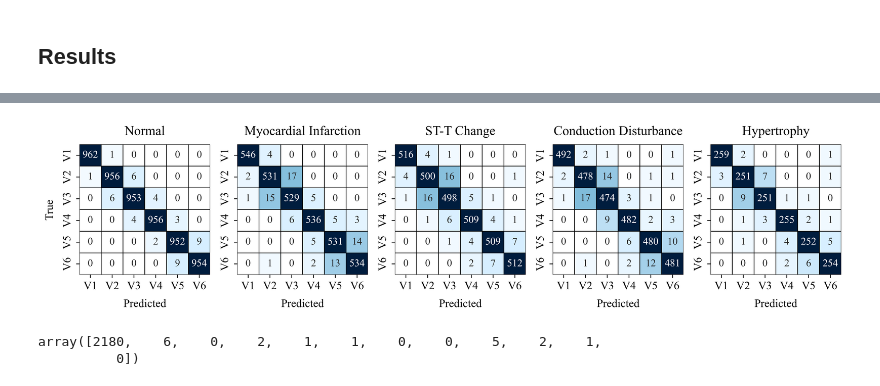
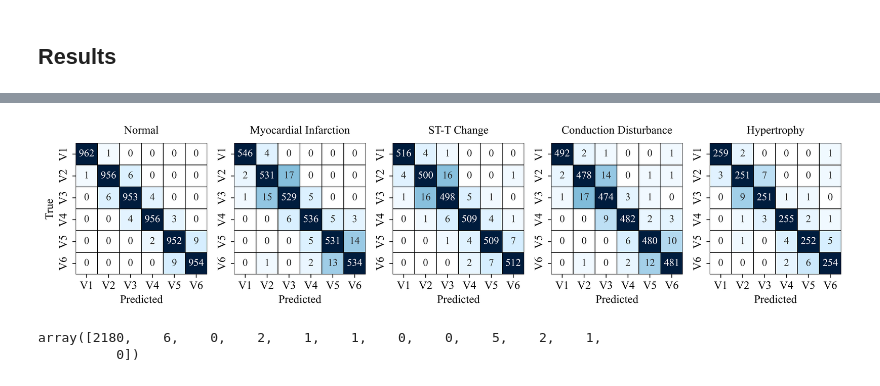
Before and after one commit to Nateml/bachelors_thesis, a Jupyter notebook: notebooks/reports/confusion_matrices.ipynb, the cells around one changed output, grey strips where cells are left out. Cells and saved outputs as stored; diff of their text form; code cells hidden in the pictures.

```diff
--- a/notebooks/reports/confusion_matrices.ipynb
+++ b/notebooks/reports/confusion_matrices.ipynb
@@ -329,42 +330,42 @@ plt.rcParams.update({
     "font.family":  "serif",              # or "sans-serif" if you prefer CMU Bright
     "font.serif":   ["Times New Roman"],       # fallback to CMR if Bright missing
     "axes.labelsize": 12,
-    "axes.titlesize": 16,
+    "axes.titlesize": 12,
     "xtick.labelsize": 12,
     "ytick.labelsize": 12,
     "font.weight": "regular",
     "mathtext.fontset": "cm",
     "axes.titlepad": 10,
 })
 
 # Visualize the confusion matrices with Maastricht University theme
 plt.figure(figsize=(12, 9), dpi=600)
 
 conf_mats = [
     ("Normal",                 cm_norm,        cm_norm_log),
     ("Myocardial Infarction",  cm_mi,          cm_mi_log),
     ("ST-T Change",            cm_sttc,        cm_sttc_log),
     ("Conduction Disturbance", cm_cd,          cm_cd_log),
     ("Hypertrophy",            cm_hyp,         cm_hyp_log),
 ]
 
 for i, (title, cm_raw, cm_log) in enumerate(conf_mats, start=1):
     plt.subplot(1, 5, i)
     sns.heatmap(cm_log, annot=cm_raw, fmt="d", cmap=um_cmap, cbar=False, square=True,
                 xticklabels=lead_filter, yticklabels=lead_filter,
                 annot_kws={"size": 11, 'weight': 'regular'}, linewidths=0.5, linecolor='black')
-    plt.title(title, fontsize=14, fontweight='regular')
+    plt.title(title, fontsize=12, fontweight='regular')
     if i == 1:
         plt.ylabel("True", fontsize=12, fontweight='regular')
     plt.xlabel("Predicted", fontsize=12, fontweight='regular')
 
 # Save the figure
 # plt.savefig("figures/confusion_matrices.png", dpi=400, bbox_inches='tight')
 
 plt.tight_layout()
 plt.show()
 # %% [output]
-[figure, old version]
+[figure, new version]
 # %%
 cm[0,:]
 # %% [output]
```
Also changed, not shown: parts of 3 cells of this notebook, 46 other files.
